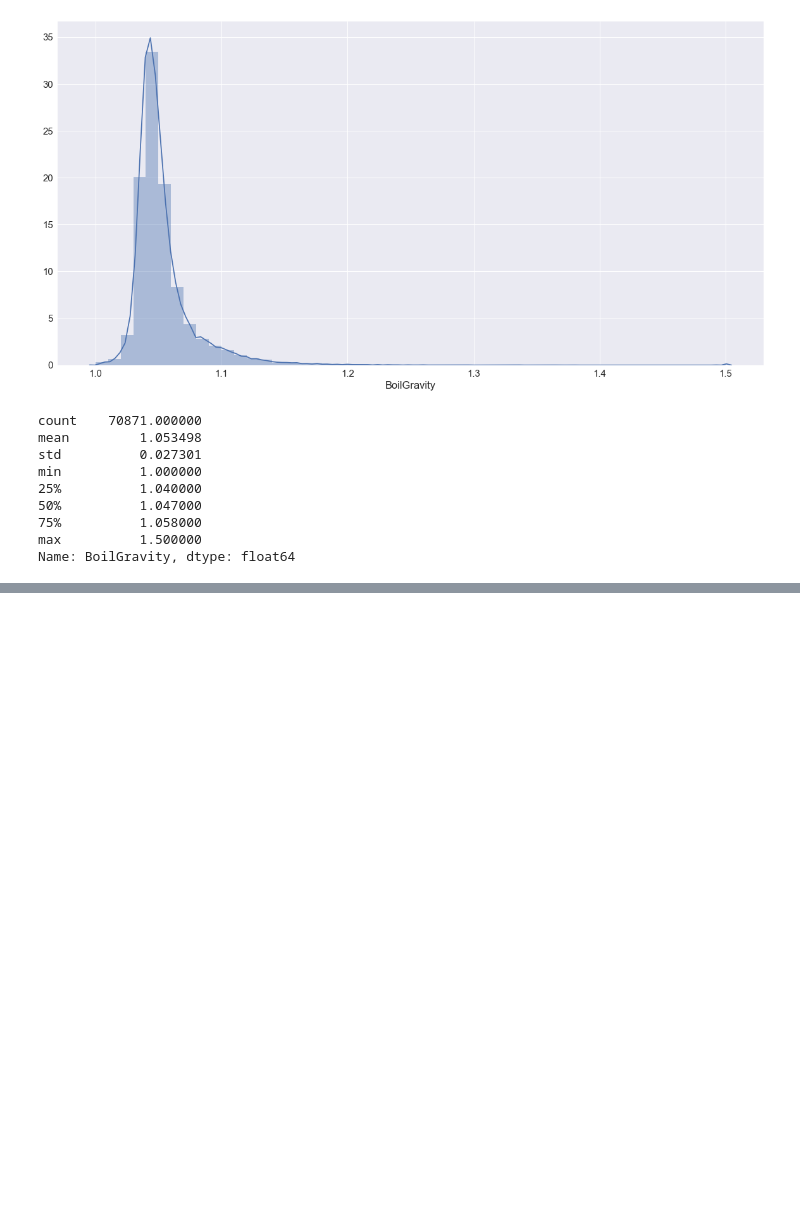
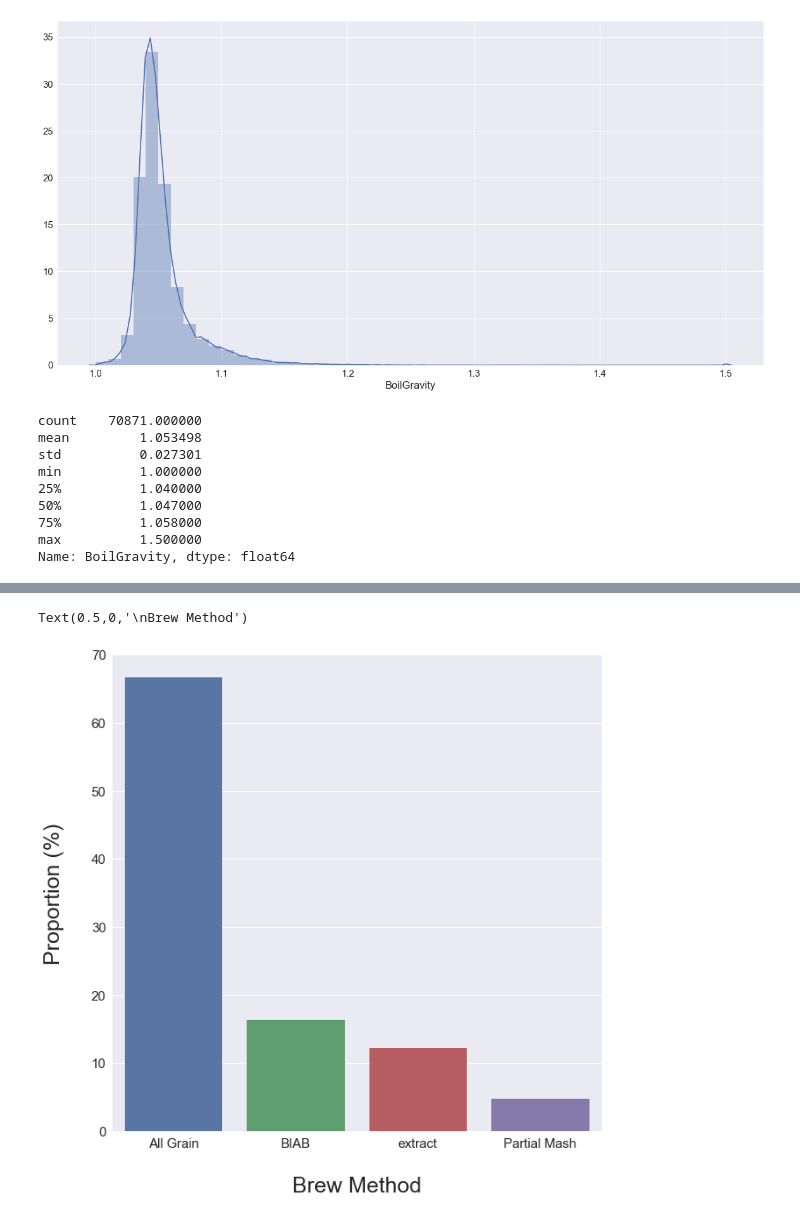
Before and after one commit to JeongChanwoo/DSC2018, a Jupyter notebook: online_test/Beer.ipynb, the cells around one changed output, grey strips where cells are left out. Cells and saved outputs as stored; diff of their text form; code cells hidden in the pictures; blank space fills up the shorter version.

```diff
--- a/online_test/Beer.ipynb
+++ b/online_test/Beer.ipynb
@@ -418,0 +431,11 @@ df_recipe_top_15= df_recipe_top_15.drop('SugarScale',axis=1)
+# %%
+Brew_Method = df_recipe_top_15['BrewMethod'].value_counts()/len(df_recipe_top_15)*100
+# %%
+f_size = 25
+Brew_Method_plot = plt.figure(figsize=(10,10))
+sns.barplot(Brew_Method.index,Brew_Method)
+plt.ylabel('Proportion (%)\n',fontsize=f_size)
+plt.xlabel('\nBrew Method',fontsize=f_size)
+# %% [output]
+Text(0.5,0,'\nBrew Method')
+[figure, added]
```
Also changed, not shown: parts of 52 cells of this notebook, 6 other files.
